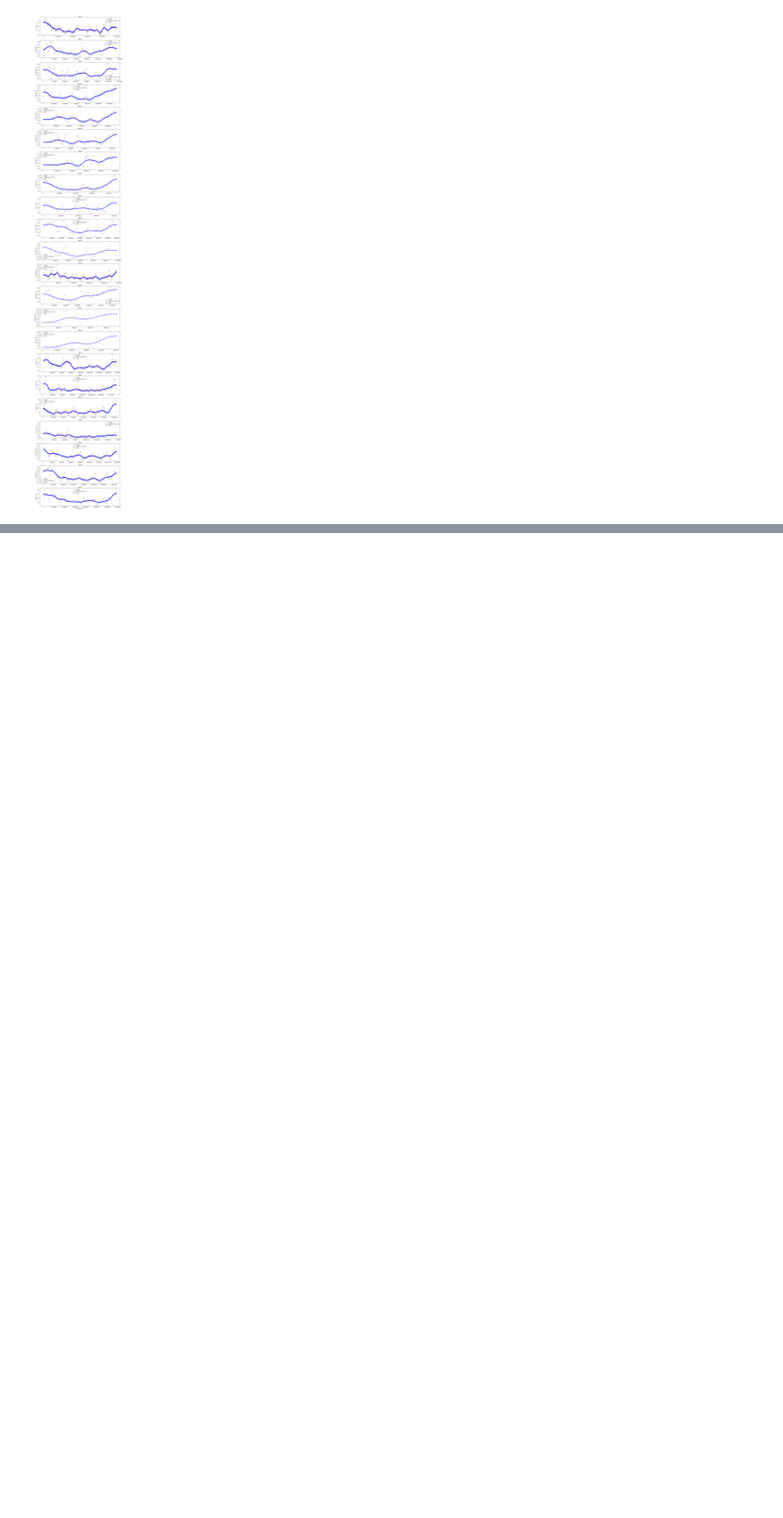
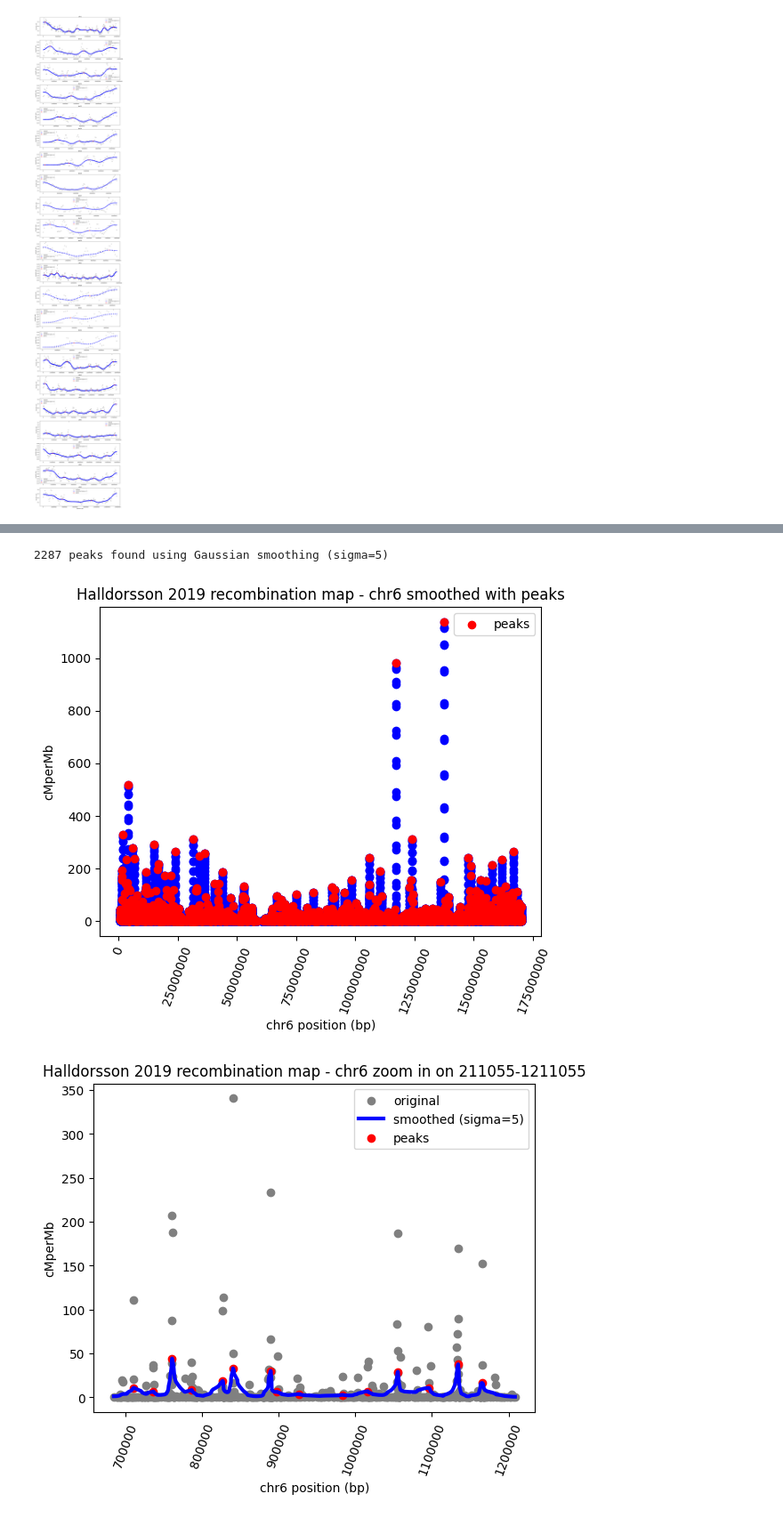
Before and after one commit to jedrzejkubica/Elixir-BH-2025, a Jupyter notebook: haploblock_breakpoints.ipynb, the cells around one changed output, grey strips where cells are left out. Shown at 89% size. Cells and saved outputs as stored; diff of their text form; code cells hidden in the pictures; blank space fills up the shorter version.

```diff
--- a/haploblock_breakpoints.ipynb
+++ b/haploblock_breakpoints.ipynb
@@ -27,4 +27,4 @@ from scipy.ndimage import gaussian_filter1d
 
 import matplotlib.pyplot
 # %%
-SAVE_FIG = False
+SAVE_FIG = True
@@ -471,0 +618,62 @@ matplotlib.pyplot.show()
+# %%
+# identify haploblock boundaries using peaks of recombination rates after Gaussian smoothing
+recomb_rates_smoothed = gaussian_filter1d(recomb_rates,
+                                          sigma=5) # std dev for kernel
+
+# find positions corresponding to peaks in the smoothed recombination rates
+peaks = (recomb_rates_smoothed[1:-1] > recomb_rates_smoothed[:-2]) & (recomb_rates_smoothed[1:-1] > recomb_rates_smoothed[2:])
+peak_positions = map_chr["Begin"].to_numpy()[1:-1][peaks]
+
+print(len(peak_positions), "peaks found using Gaussian smoothing (sigma=5)")
+# %% [output]
+2287 peaks found using Gaussian smoothing (sigma=5)
+# %%
+# plot peaks on the smoothed recombination rates
+matplotlib.pyplot.figure()
+matplotlib.pyplot.scatter(x=(map_chr["Begin"].to_numpy() + map_chr["End"].to_numpy()) // 2, y=recomb_rates_smoothed, color="blue")
+matplotlib.pyplot.scatter(x=peak_positions,
+                          y=recomb_rates_smoothed[1:-1][peaks],
+                          color="red",
+                          label="peaks")
+matplotlib.pyplot.title(f"Halldorsson 2019 recombination map - {CHR} smoothed with peaks")
+matplotlib.pyplot.ticklabel_format(useOffset=False, style='plain')  # disable scientific notation
+matplotlib.pyplot.xlabel(f"{CHR} position (bp)")
+matplotlib.pyplot.ylabel("cMperMb")
+matplotlib.pyplot.xticks(rotation=70)
+matplotlib.pyplot.legend()
+if SAVE_FIG:
+    matplotlib.pyplot.savefig(f"figures/recomb_map_{CHR}_Halldorsson2019_GS_peaks.png", bbox_inches='tight')
+matplotlib.pyplot.show()
+
+# zoom in on region of 1 MBp around the first peak, mark all peaks in the region
+# plot the original and smoothed recombination rates with peaks
+region_start = max(0, peak_positions[0] - 500000)
+region_end = peak_positions[0] + 500000
+region_mask = (map_chr["Begin"] >= region_start) & (map_chr["End"] <= region_end)
+matplotlib.pyplot.figure()
+matplotlib.pyplot.scatter(x=(map_chr["Begin"][region_mask].to_numpy() + map_chr["End"][region_mask].to_numpy()) // 2,
+                          y=recomb_rates[region_mask],
+                          color="grey", label="original")
+recomb_rates_smoothed_region = gaussian_filter1d(recomb_rates[region_mask], sigma=5)
+matplotlib.pyplot.plot((map_chr["Begin"][region_mask].to_numpy() + map_chr["End"][region_mask].to_numpy()) // 2,
+                       recomb_rates_smoothed_region,
+                       color="blue", label="smoothed (sigma=5)", linewidth=3)
+# mark all peaks in the region
+peaks_region = (recomb_rates_smoothed_region[1:-1] > recomb_rates_smoothed_region[:-2]) & (recomb_rates_smoothed_region[1:-1] > recomb_rates_smoothed_region[2:])
+peak_positions_region = (map_chr["Begin"][region_mask].to_numpy() + map_chr["End"][region_mask].to_numpy()) // 2
+matplotlib.pyplot.scatter(x=peak_positions_region[1:-1][peaks_region],
+                          y=recomb_rates_smoothed_region[1:-1][peaks_region],
+                          color="red",
+                          label="peaks")
+matplotlib.pyplot.title(f"Halldorsson 2019 recombination map - {CHR} zoom in on {region_start}-{region_end}")
+matplotlib.pyplot.ticklabel_format(useOffset=False, style='plain')  # disable scientific notation
+matplotlib.pyplot.xlabel(f"{CHR} position (bp)")
+matplotlib.pyplot.ylabel("cMperMb")
+matplotlib.pyplot.xticks(rotation=70)
+matplotlib.pyplot.legend()
+if SAVE_FIG:
+    matplotlib.pyplot.savefig(f"figures/recomb_map_{CHR}_Halldorsson2019_GS_peaks_zoom_in.png", bbox_inches='tight')
+matplotlib.pyplot.show()
+# %% [output]
+[figure, added]
+[figure, added]
```
Also changed, not shown: parts of 11 cells of this notebook, 5 other files.
